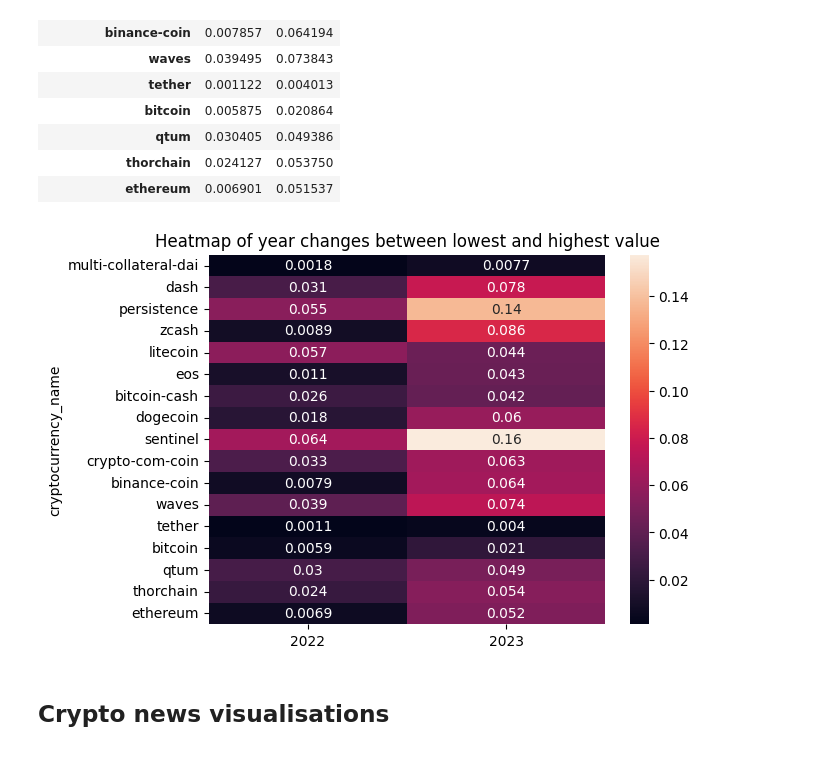
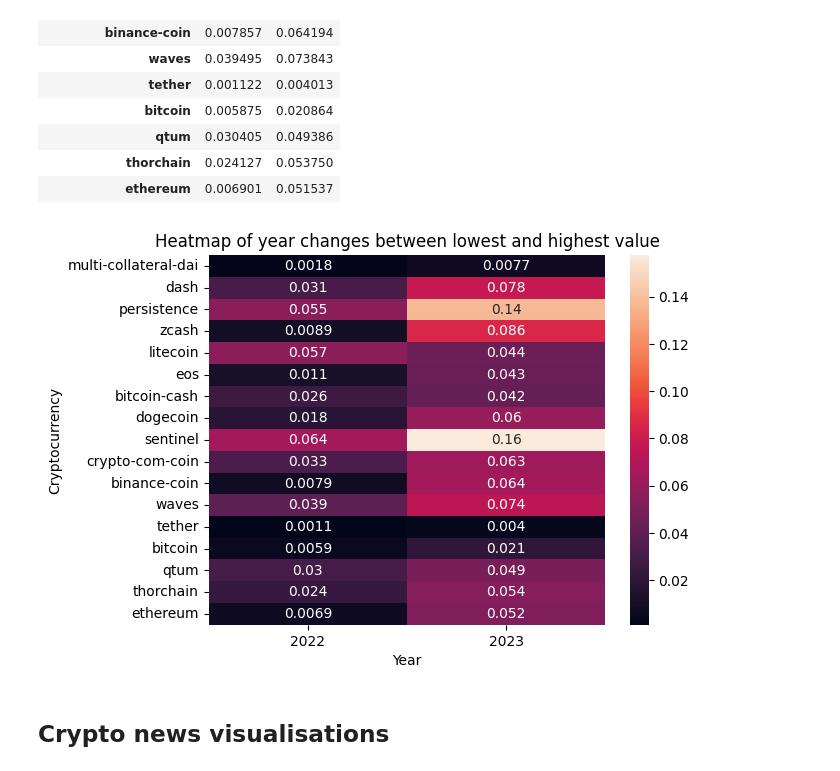
Before and after one commit to mstaczek/BigDataProject-crypto, a Jupyter notebook: spark-analytics.ipynb, the cells around one changed output. Drawn from its saved outputs; the diff is of its cells as text; code cells hidden in the pictures.

Commit message:
Fix news plots

```diff
--- a/spark-analytics.ipynb
+++ b/spark-analytics.ipynb
@@ -222,9 +223,11 @@ out4_pivot_pandas
 # %%
 sns.heatmap(out4_pivot_pandas, annot=True)
 plt.title("Heatmap of year changes between lowest and highest value")
+plt.xlabel('Year')
+plt.ylabel('Cryptocurrency')
 plt.show()
 # %% [output]
-[figure, old version]
+[figure, new version]
 # %% [markdown]
 ## Crypto news visualisations
 # %%
```
Also changed, not shown: parts of 4 cells of this notebook.
